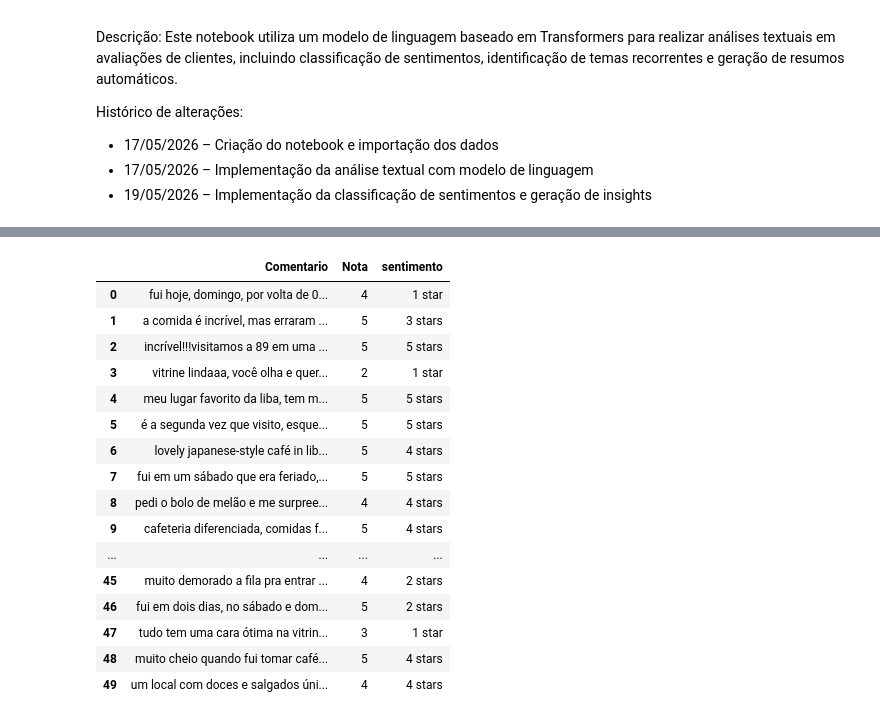
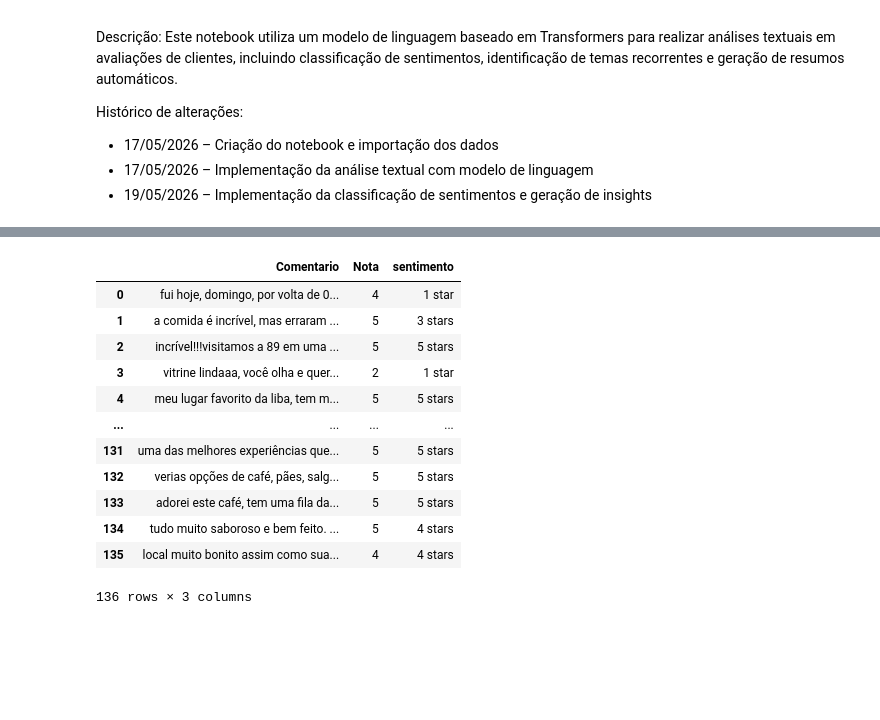
Before and after one commit to mariioka/projAPIPLN, a Jupyter notebook: notebooks/analiseNLP.ipynb, the cells around one changed output, grey strips where cells are left out. Cells and saved outputs as stored; diff of their text form; code cells hidden in the pictures; blank space fills up the shorter version.

```diff
--- a/notebooks/analiseNLP.ipynb
+++ b/notebooks/analiseNLP.ipynb
@@ -58,25 +46,25 @@ amostra = df.head(50).copy()
 # %%
-amostra['sentimento'] = amostra['Comentario'].apply(
-    lambda x: classifier(str(x))[0]['label']
+df['sentimento'] = df['Comentario'].apply(
+    lambda x: classifier(
+        str(x),
+        truncation=True,
+        max_length=512
+    )[0]['label']
 )
 # %%
-amostra[['Comentario', 'Nota', 'sentimento']]
+df[['Comentario', 'Nota', 'sentimento']]
 # %% [output]
 |  | Comentario | Nota | sentimento |
 | 0 | fui hoje, domingo, por volta de 0... | 4 | 1 star |
 | 1 | a comida é incrível, mas erraram ... | 5 | 3 stars |
 | 2 | incrível!!!visitamos a 89 em uma ... | 5 | 5 stars |
 | 3 | vitrine lindaaa, você olha e quer... | 2 | 1 star |
 | 4 | meu lugar favorito da liba, tem m... | 5 | 5 stars |
-| 5 | é a segunda vez que visito, esque... | 5 | 5 stars |
-| 6 | lovely japanese-style café in lib... | 5 | 4 stars |
-| 7 | fui em um sábado que era feriado,... | 5 | 5 stars |
-| 8 | pedi o bolo de melão e me surpree... | 4 | 4 stars |
-| 9 | cafeteria diferenciada, comidas f... | 5 | 4 stars |
 | ... | ... | ... | ... |
-| 45 | muito demorado a fila pra entrar ... | 4 | 2 stars |
-| 46 | fui em dois dias, no sábado e dom... | 5 | 2 stars |
-| 47 | tudo tem uma cara ótima na vitrin... | 3 | 1 star |
-| 48 | muito cheio quando fui tomar café... | 5 | 4 stars |
-| 49 | um local com doces e salgados úni... | 4 | 4 stars |
+| 131 | uma das melhores experiências que... | 5 | 5 stars |
+| 132 | verias opções de café, pães, salg... | 5 | 5 stars |
+| 133 | adorei este café, tem uma fila da... | 5 | 5 stars |
+| 134 | tudo muito saboroso e bem feito. ... | 5 | 4 stars |
+| 135 | local muito bonito assim como sua... | 4 | 4 stars |
+136 rows × 3 columns
 # %%
```
Also changed, not shown: parts of 10 cells of this notebook, 1 other file.
